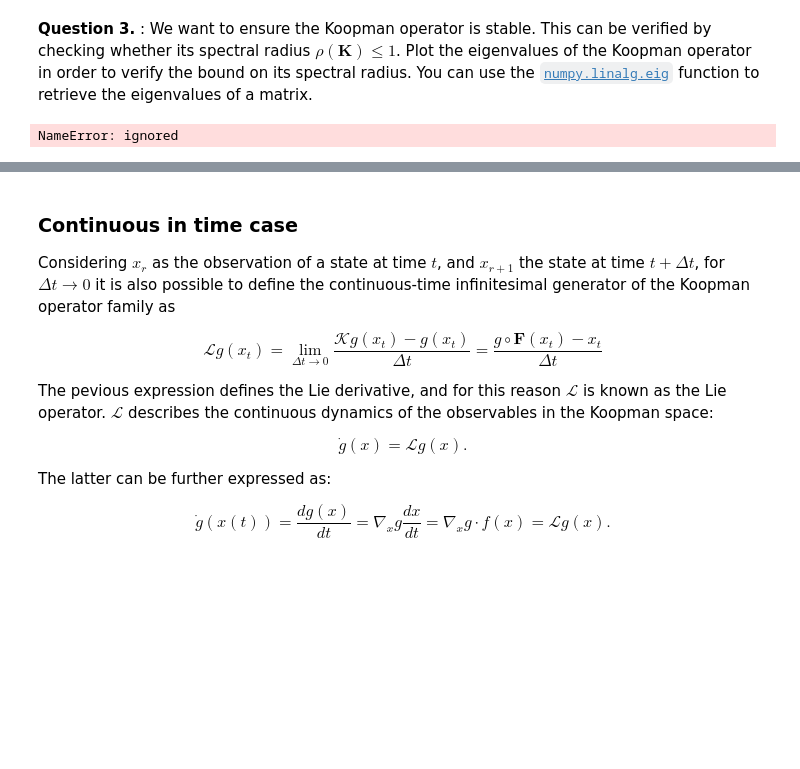
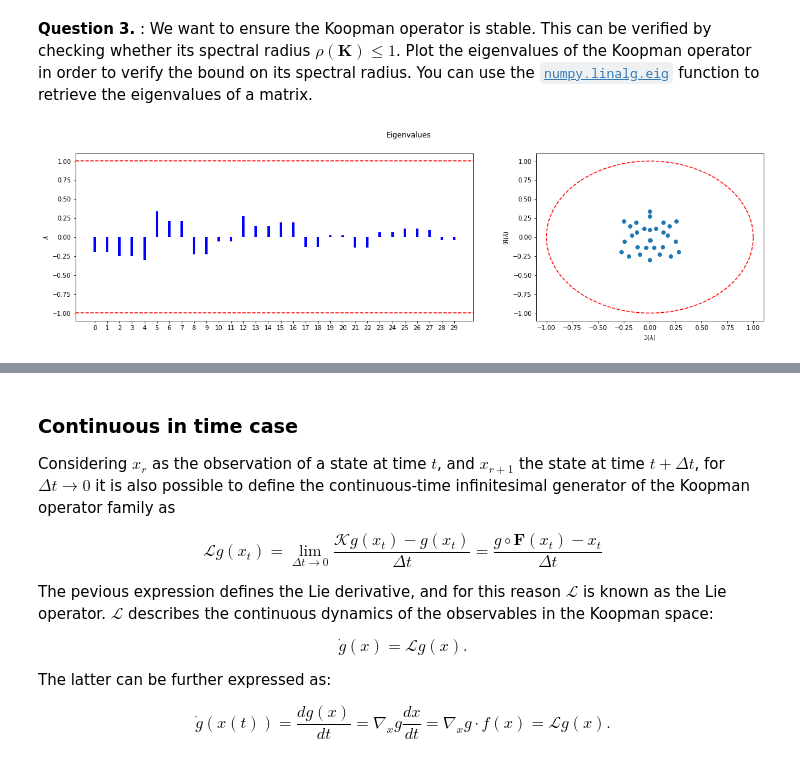
Before and after one commit to ArindamRoy23/DSBA_T2-CS-Advanced_Deep_Learning, a Jupyter notebook: TP5/TP5.ipynb, the cells around one changed output, grey strips where cells are left out. Drawn from its saved outputs; the diff is of its cells as text; code cells hidden in the pictures; blank space fills up the shorter version.

```diff
--- a/TP5/TP5.ipynb
+++ b/TP5/TP5.ipynb
@@ -403,3 +401,31 @@ for epoch in range(100):
+# %%
+# Check Koopman stability
+# Plot the eigen values of the Koopman operator against the unit circle
+
+fig, axs = plt.subplots(1,2,figsize=(20,5),gridspec_kw={'width_ratios': [3.5, 2]})
+
+# Compute the eigenvalues
+eigenval, _ = np.linalg.eig(KPM.weight.cpu().detach().numpy())
+
+# Plot the eigenvalues
+axs[0].bar(np.arange(len(eigenval)), eigenval, width = 0.2, color='b')
+axs[0].axhline(y=1, linestyle='--', color ='r')
+axs[0].axhline(y=-1, linestyle='--', color ='r')
+axs[0].set_xticks(ticks=np.arange(len(eigenval)))
+axs[0].set_ylabel('$\lambda$')
+axs[1].scatter(np.imag(eigenval),np.real(eigenval))
+theta = np.linspace(0, 2*np.pi, 100)
+r = np.sqrt(1.0)
+x1 = r*np.cos(theta)
+x2 = r*np.sin(theta)
+axs[1].plot(x1,x2, color='r', linestyle='--')
+axs[1].set_xlabel('$\Im(\lambda)$')
+axs[1].set_ylabel('$\Re(\lambda)$')
+
+fig.suptitle('Eigenvalues')
+plt.show()
+# %% [output]
+[figure, added]
 # %%
 N = 30
 x = np.linspace(-2, 2, N)
@@ -419,10 +445,10 @@ for i in range(N):
     for j in range(N):
         Flow_pred[i,j,:] = (AUTOENCODER.decoder(
                             torch.matmul(
-                            AUTOENCODER.encoder(torch.from_numpy(np.array([[xv[i,j],yv[i,j]]])).to(device)), Koop.weight.t())
+                            AUTOENCODER.encoder(
+                              torch.from_numpy(np.array([[xv[i,j],yv[i,j]]])).to(device)),
+                              KPM.weight.t().cuda())
                             ).detach().cpu().numpy() - [[xv[i,j],yv[i,j]]]).ravel()/(tmax/niter)
-# %% [output]
-NameError: ignored
 # %%
 fig = plt.figure(figsize=(15,5))
 ax = fig.add_subplot(131)
```
Also changed, not shown: parts of 20 cells of this notebook.
